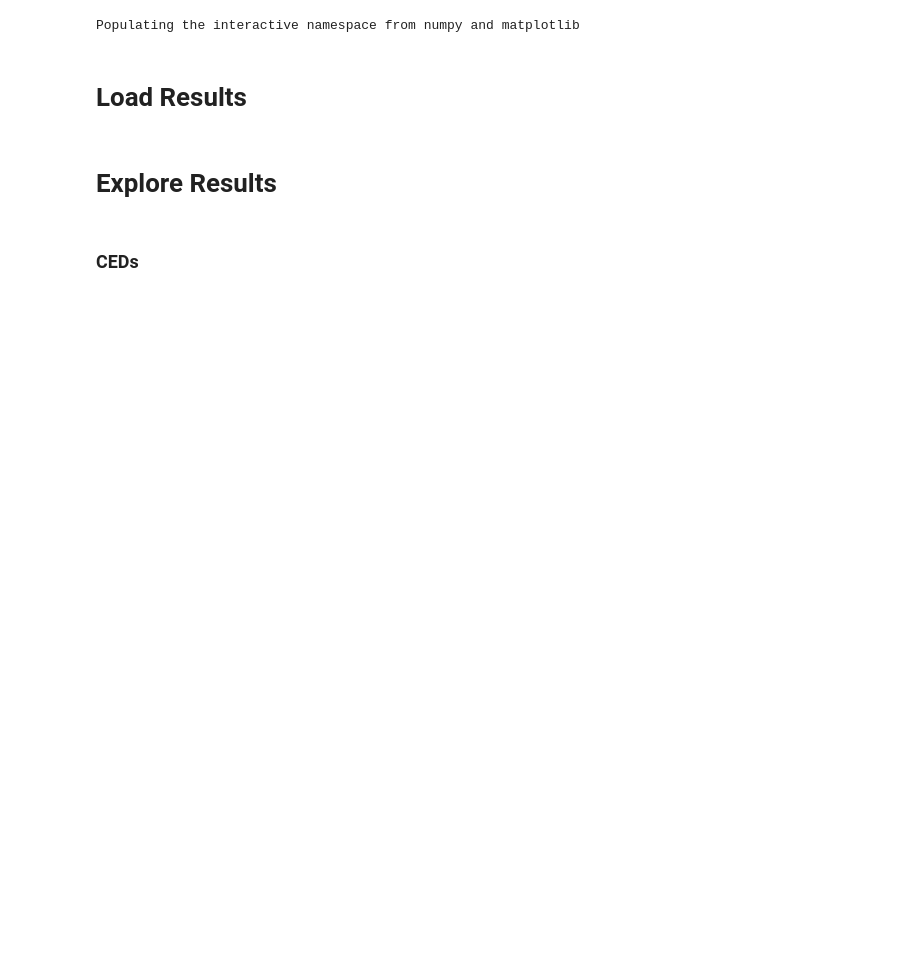
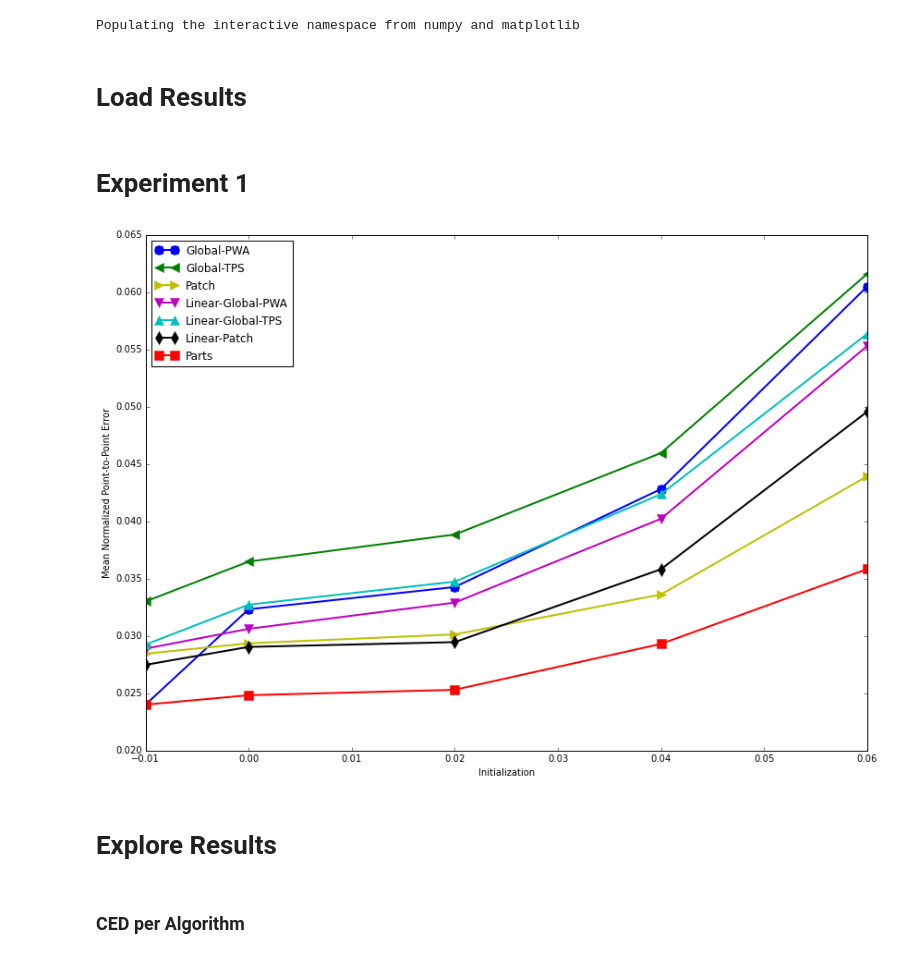
Before and after one commit to patricksnape/alabortijcv2015, a Jupyter notebook: notebooks/Exp1/Explore.ipynb, the cells around one changed output. Drawn from its saved outputs; the diff is of its cells as text; code cells hidden in the pictures; blank space fills up the shorter version.

Commit message:
Add first round of experiment notebooks

```diff
--- a/notebooks/Exp1/Explore.ipynb
+++ b/notebooks/Exp1/Explore.ipynb
@@ -30,5 +33,43 @@ results = [aam_pic, aam_aic, clm_rlms, unified_pic_rlms, unified_aic_rlms]
+# %% [markdown]
+# Experiment 1
+# %%
+legend_entries = ['Global-PWA',
+                  'Global-TPS',
+                  'Patch',
+                  'Linear-Global-PWA',
+                  'Linear-Global-TPS',
+                  'Linear-Patch',
+                  'Parts']
+# %%
+all_errors = []
+
+for fitter_results in results:
+    mean_errors = []
+    for frs in fitter_results:
+        errors = [fr.final_error() for fr in frs]
+        mean_error = np.mean(errors)
+        mean_errors.append(mean_error)
+    all_errors.append(mean_errors)
+
+all_errors = np.asarray(all_errors)
+
+plot([-0.01, 0.0, 0.02, 0.04, 0.06], all_errors[0], linewidth=2, color='b', marker='o', ms=10, mec='b', mfc='b')
+plot([-0.01, 0.0, 0.02, 0.04, 0.06], all_errors[1], linewidth=2, color='g', marker='<', ms=10, mec='g', mfc='g')
+plot([-0.01, 0.0, 0.02, 0.04, 0.06], all_errors[2], linewidth=2, color='y', marker='>', ms=10, mec='y', mfc='y')
+plot([-0.01, 0.0, 0.02, 0.04, 0.06], all_errors[3], linewidth=2, color='m', marker='v', ms=10, mec='m', mfc='m')
+plot([-0.01, 0.0, 0.02, 0.04, 0.06], all_errors[4], linewidth=2, color='c', marker='^', ms=10, mec='c', mfc='c')
+plot([-0.01, 0.0, 0.02, 0.04, 0.06], all_errors[5], linewidth=2, color='black', marker='d', ms=10, mec='black', mfc='black')
+plot([-0.01, 0.0, 0.02, 0.04, 0.06], all_errors[6], linewidth=2, color='r', marker='s', ms=10, mec='r', mfc='r')
+legend(legend_entries, loc='best')
+#xlim((0, 0.06))
+#ylim((0, 0.1))
+xlabel('Initialization')
+ylabel('Mean Normalized Point-to-Point Error')
+plt.gcf().set_size_inches(np.asanyarray((7, 5))*2)
+# %% [output]
+[figure, added]
 # %% [markdown]
 # Explore Results
-# %% [markdown]
-### CEDs
+# %% [markdown]
+### CED per Algorithm
 # %%
```
Also changed, not shown: parts of 8 cells of this notebook, 7 other files.
